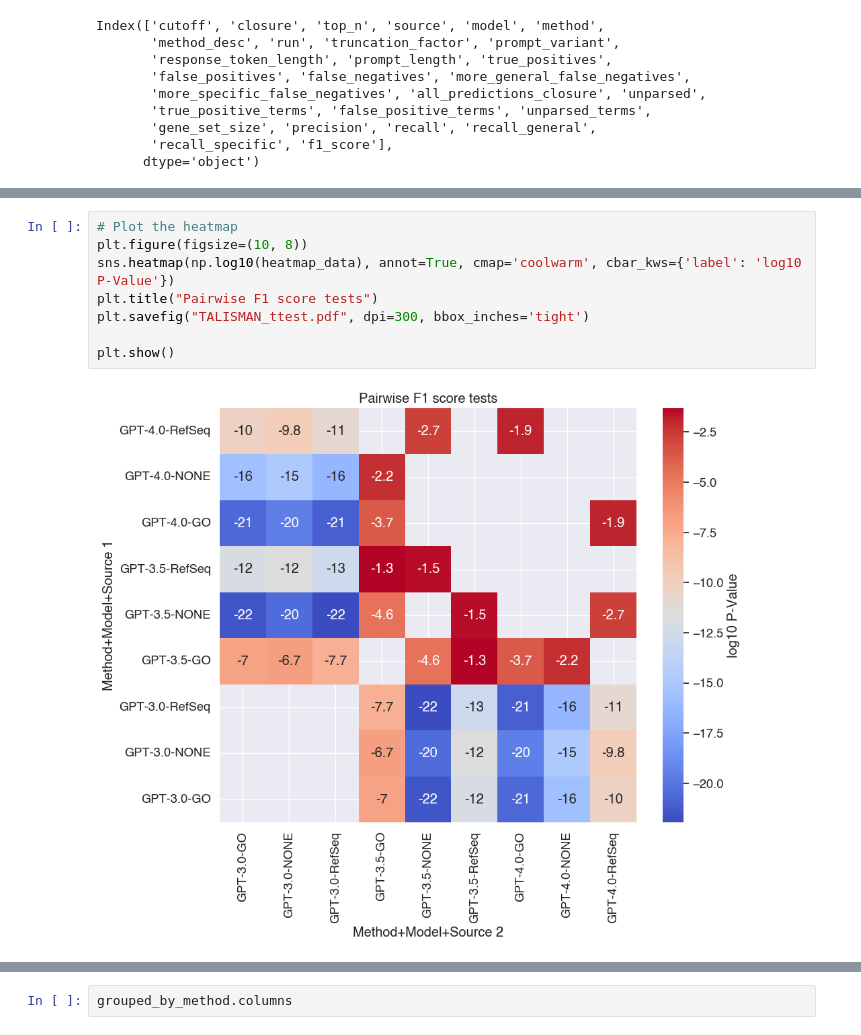
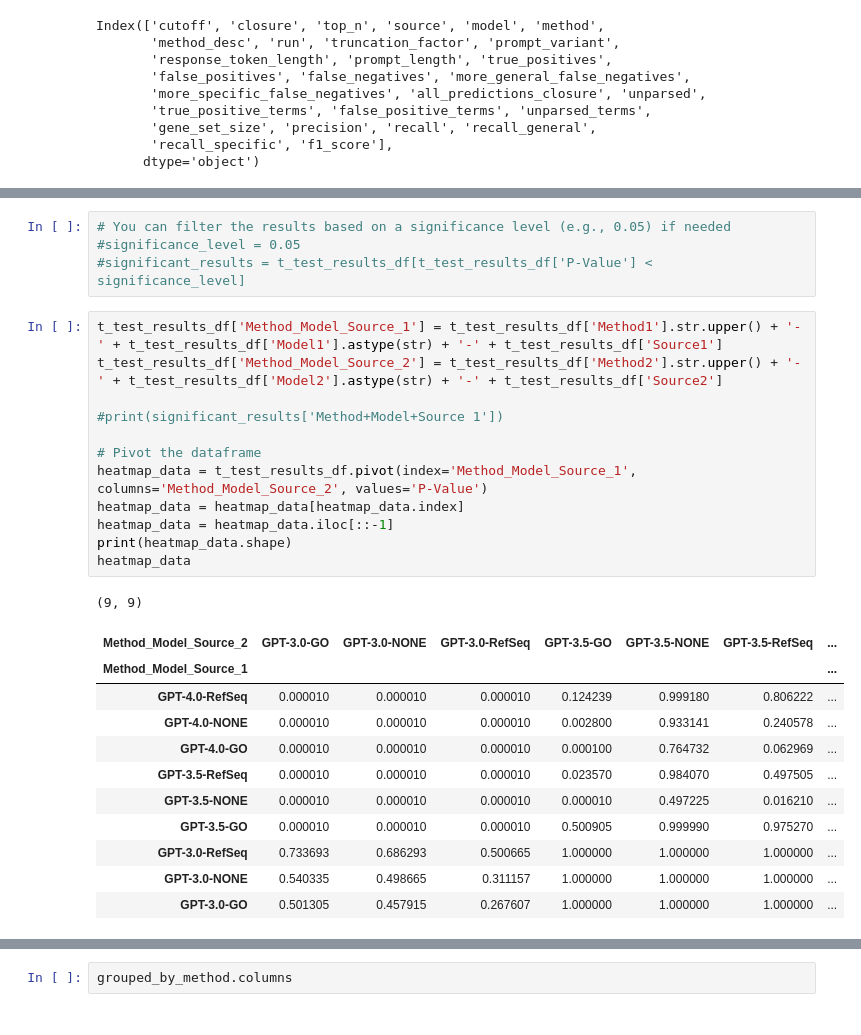
Before and after one commit to monarch-initiative/talisman-paper, a Jupyter notebook: Enrichment-Results-Analysis__from_processed.ipynb, the cells around one changed output, grey strips where cells are left out. Cells and saved outputs as stored; diff of their text form.

```diff
--- a/Enrichment-Results-Analysis__from_processed.ipynb
+++ b/Enrichment-Results-Analysis__from_processed.ipynb
@@ -909,10 +975,29 @@ heatmap_data
-# %%
-# Plot the heatmap
-plt.figure(figsize=(10, 8))
-sns.heatmap(np.log10(heatmap_data), annot=True, cmap='coolwarm', cbar_kws={'label': 'log10 P-Value'})
-plt.title("Pairwise F1 score tests")
-plt.savefig("TALISMAN_ttest.pdf", dpi=300, bbox_inches='tight')
-
-plt.show()
-# %% [output]
-[figure, removed]
+# %%
+# You can filter the results based on a significance level (e.g., 0.05) if needed
+#significance_level = 0.05
+#significant_results = t_test_results_df[t_test_results_df['P-Value'] < significance_level]
+# %%
+t_test_results_df['Method_Model_Source_1'] = t_test_results_df['Method1'].str.upper() + '-' + t_test_results_df['Model1'].astype(str) + '-' + t_test_results_df['Source1']
+t_test_results_df['Method_Model_Source_2'] = t_test_results_df['Method2'].str.upper() + '-' + t_test_results_df['Model2'].astype(str) + '-' + t_test_results_df['Source2']
+
+#print(significant_results['Method+Model+Source 1'])
+
+# Pivot the dataframe
+heatmap_data = t_test_results_df.pivot(index='Method_Model_Source_1', columns='Method_Model_Source_2', values='P-Value')
+heatmap_data = heatmap_data[heatmap_data.index]
+heatmap_data = heatmap_data.iloc[::-1]
+print(heatmap_data.shape)
+heatmap_data
+# %% [output]
+(9, 9)
+| Method_Model_Source_2 | GPT-3.0-GO | GPT-3.0-NONE | GPT-3.0-RefSeq | GPT-3.5-GO | GPT-3.5-NONE | GPT-3.5-RefSeq | ... |
+| Method_Model_Source_1 |  |  |  |  |  |  | ... |
+| GPT-4.0-RefSeq | 0.000010 | 0.000010 | 0.000010 | 0.124239 | 0.999180 | 0.806222 | ... |
+| GPT-4.0-NONE | 0.000010 | 0.000010 | 0.000010 | 0.002800 | 0.933141 | 0.240578 | ... |
+| GPT-4.0-GO | 0.000010 | 0.000010 | 0.000010 | 0.000100 | 0.764732 | 0.062969 | ... |
+| GPT-3.5-RefSeq | 0.000010 | 0.000010 | 0.000010 | 0.023570 | 0.984070 | 0.497505 | ... |
+| GPT-3.5-NONE | 0.000010 | 0.000010 | 0.000010 | 0.000010 | 0.497225 | 0.016210 | ... |
+| GPT-3.5-GO | 0.000010 | 0.000010 | 0.000010 | 0.500905 | 0.999990 | 0.975270 | ... |
+| GPT-3.0-RefSeq | 0.733693 | 0.686293 | 0.500665 | 1.000000 | 1.000000 | 1.000000 | ... |
+| GPT-3.0-NONE | 0.540335 | 0.498665 | 0.311157 | 1.000000 | 1.000000 | 1.000000 | ... |
+| GPT-3.0-GO | 0.501305 | 0.457915 | 0.267607 | 1.000000 | 1.000000 | 1.000000 | ... |
```
Also changed, not shown: parts of 11 cells of this notebook.
